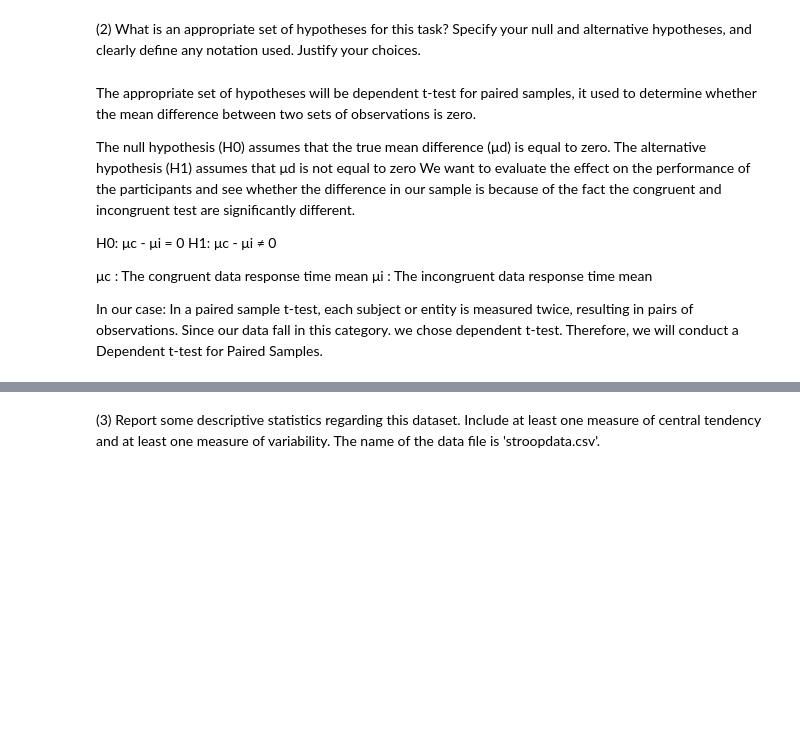
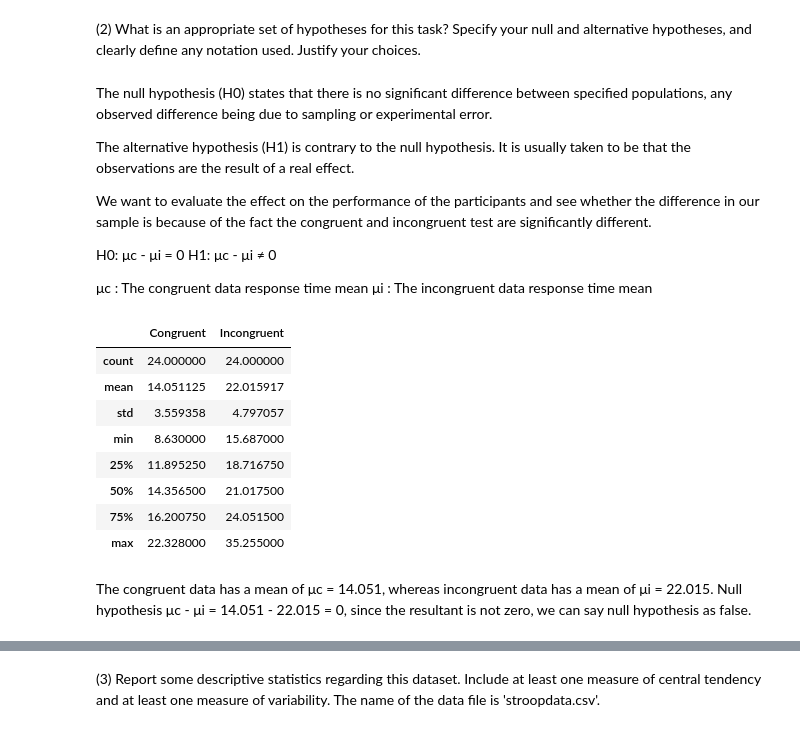
Before and after one commit to kagitha09/stroop-effect-analysis, a Jupyter notebook: Test a Perceptual Phenomenon.ipynb, the cells around one changed output, grey strips where cells are left out. Cells and saved outputs as stored; diff of their text form; code cells hidden in the pictures; blank space fills up the shorter version.

```diff
--- a/Test a Perceptual Phenomenon.ipynb
+++ b/Test a Perceptual Phenomenon.ipynb
@@ -10,10 +10,10 @@ Whereas the dependent variable is the response time.
 # %% [markdown]
 (2) What is an appropriate set of hypotheses for this task? Specify your null and alternative hypotheses, and clearly define any notation used. Justify your choices.
 # %% [markdown]
-The appropriate set of hypotheses will be dependent t-test for paired samples, it used to determine whether the mean difference between two sets of observations is zero.
+The null hypothesis (H0) states that there is no significant difference between specified populations, any observed difference being due to sampling or experimental error.
 
-The null hypothesis (H0) assumes that the true mean difference (μd) is equal to zero.
-The alternative hypothesis (H1) assumes that μd is not equal to zero
+The alternative hypothesis (H1) is contrary to the null hypothesis. It is usually taken to be that the observations are the result of a real effect.
+
 We want to evaluate the effect on the performance of the participants and see whether the difference in our sample is because of the fact the congruent and incongruent test are significantly different.
 
 H0: μc - μi = 0
@@ -21,7 +21,20 @@ H1: μc - μi ≠ 0
 
 μc : The congruent data response time mean
 μi : The incongruent data response time mean
-
-In our case:
-In a paired sample t-test, each subject or entity is measured twice, resulting in pairs of observations. Since our data fall in this category. we chose dependent t-test.
-Therefore, we will conduct a Dependent t-test for Paired Samples.
+# %%
+import pandas as pd
+df = pd.read_csv('stroopdata.csv')
+df.describe()
+# %% [output]
+|  | Congruent | Incongruent |
+| count | 24.000000 | 24.000000 |
+| mean | 14.051125 | 22.015917 |
+| std | 3.559358 | 4.797057 |
+| min | 8.630000 | 15.687000 |
+| 25% | 11.895250 | 18.716750 |
+| 50% | 14.356500 | 21.017500 |
+| 75% | 16.200750 | 24.051500 |
+| max | 22.328000 | 35.255000 |
+# %% [markdown]
+The congruent data has a mean of μc = 14.051, whereas incongruent data has a mean of μi = 22.015.
+Null hypothesis μc - μi = 14.051 - 22.015 = 0, since the resultant is not zero, we can say null hypothesis as false.
```
Also changed, not shown: parts of 6 cells of this notebook, 1 other file.
